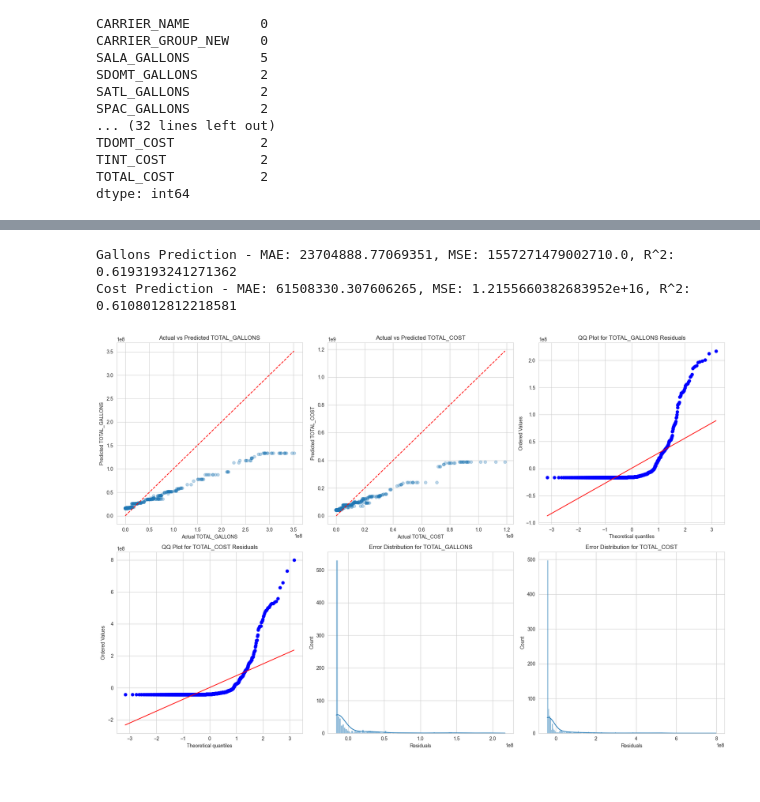
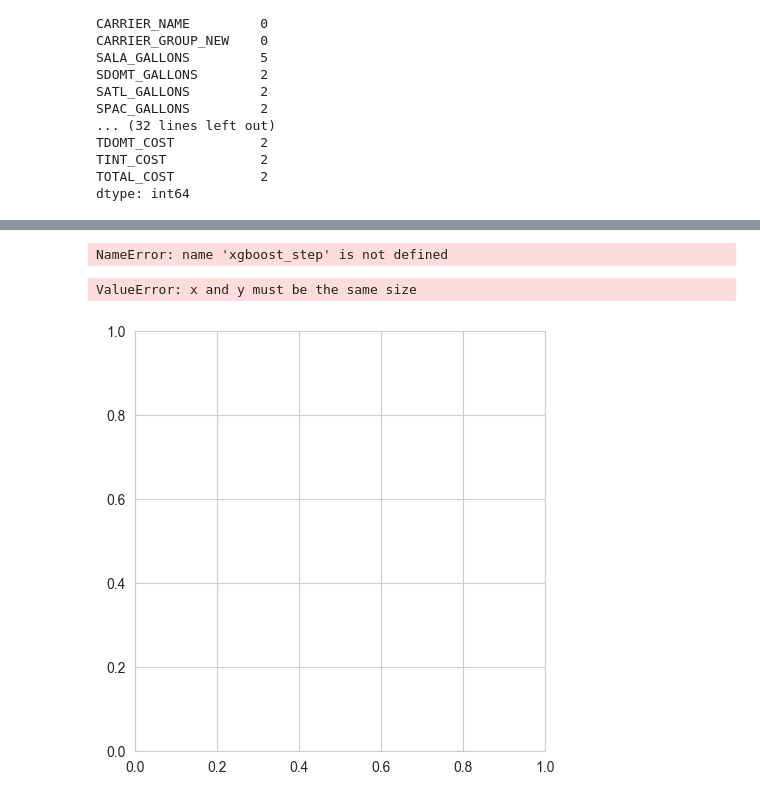
Before and after one commit to NathanielYee/nusa-sp25, a Jupyter notebook: Oil Project/planes/airline_consumption_ml.ipynb, the cells around one changed output, grey strips where cells are left out. Drawn from its saved outputs; the diff is of its cells as text; code cells hidden in the pictures.

```diff
--- a/Oil Project/planes/airline_consumption_ml.ipynb
+++ b/Oil Project/planes/airline_consumption_ml.ipynb
@@ -129,10 +151,15 @@ XGBRegressor(base_score=None, booster=None, callbacks=None,
 # %%
-# Make predictions
-y_pred_gallons = model_gallons.predict(X_test)
-y_pred_cost = model_cost.predict(X_test_cost)
-# Print the first few predicted values for TOTAL_GALLONS
-print("Predicted TOTAL_GALLONS:", y_pred_gallons[:5])
+# Calculate metrics for the 'TOTAL_GALLONS' model
+# mae_gallons = mean_absolute_error(y_test_gallons, y_pred_gallons)
+# mse_gallons = mean_squared_error(y_test_gallons, y_pred_gallons)
+# r2_gallons = r2_score(y_test_gallons, y_pred_gallons)
 
-# Print the first few predicted values for TOTAL_COST
-print("Predicted TOTAL_COST:", y_pred_cost[:5])
+# Calculate metrics for the 'TOTAL_COST' model
+mae_cost = mean_absolute_error(y_test_cost, y_pred_cost)
+mse_cost = mean_squared_error(y_test_cost, y_pred_cost)
+r2_cost = r2_score(y_test_cost, y_pred_cost)
+
+# Print the evaluation results
+# print(f"Gallons Prediction - MAE: {mae_gallons}, MSE: {mse_gallons}, R^2: {r2_gallons}")
+print(f"Cost Prediction - MAE: {mae_cost}, MSE: {mse_cost}, R^2: {r2_cost}")
 # %% [output]
@@ -141,63 +217,54 @@ Predicted TOTAL_COST: [1.4224205e+08 4.5271512e+07 1.3891282e+08 3.8980739e+08 4
 # %%
-# Calculate metrics for the 'TOTAL_GALLONS' model
-mae_gallons = mean_absolute_error(y_test_gallons, y_pred_gallons)
-mse_gallons = mean_squared_error(y_test_gallons, y_pred_gallons)
-r2_gallons = r2_score(y_test_gallons, y_pred_gallons)
+xg_boost_step = opt.best_estimator_.steps[1]
+xgboost_model = xgboost_step[1]
 
-# Calculate metrics for the 'TOTAL_COST' model
-mae_cost = mean_absolute_error(y_test_cost, y_pred_cost)
-mse_cost = mean_squared_error(y_test_cost, y_pred_cost)
-r2_cost = r2_score(y_test_cost, y_pred_cost)
-
-# Print the evaluation results
-print(f"Gallons Prediction - MAE: {mae_gallons}, MSE: {mse_gallons}, R^2: {r2_gallons}")
-print(f"Cost Prediction - MAE: {mae_cost}, MSE: {mse_cost}, R^2: {r2_cost}")
+plot_importance(xgboost_model,importance_type='weight')
 # %% [output]
-Gallons Prediction - MAE: 23704888.77069351, MSE: 1557271479002710.0, R^2: 0.6193193241271362
-Cost Prediction - MAE: 61508330.307606265, MSE: 1.2155660382683952e+16, R^2: 0.6108012812218581
+NameError: name 'xgboost_step' is not defined
 # %%
 # Plotting the results
 plt.figure(figsize=(18, 12))
 
 # Plot for TOTAL_GALLONS
-plt.subplot(2, 3, 1)
-plt.scatter(y_test_gallons, y_pred_gallons, alpha=0.3)
-plt.plot([y_test_gallons.min(), y_test_gallons.max()], [y_test_gallons.min(), y_test_gallons.max()], 'r--')
-plt.xlabel('Actual TOTA_GALLONS')
-plt.ylabel('Predicted TOTAL_GALLONS')
-plt.title('Actual vs Predicted TOTAL_GALLONS')
+# plt.subplot(2, 3, 1)
+# plt.scatter(y_test_gallons, y_pred_gallons, alpha=0.3)
+# plt.plot([y_test_gallons.min(), y_test_gallons.max()], [y_test_gallons.min(), y_test_gallons.max()], 'r--')
+# plt.xlabel('Actual TOTA_GALLONS')
+# plt.ylabel('Predicted TOTAL_GALLONS')
+# plt.title('Actual vs Predicted TOTAL_GALLONS')
 
 # Plot for TOTAL_COST
 plt.subplot(2, 3, 2)
 plt.scatter(y_test_cost, y_pred_cost, alpha=0.3)
 plt.plot([y_test_cost.min(), y_test_cost.max()], [y_test_cost.min(), y_test_cost.max()], 'r--')
 plt.xlabel('Actual TOTAL_COST')
 plt.ylabel('Predicted TOTAL_COST')
 plt.title('Actual vs Predicted TOTAL_COST')
 
 # QQ plot for TOTAL_GALLONS
-plt.subplot(2, 3, 3)
-stats.probplot(y_test_gallons - y_pred_gallons, dist="norm", plot=plt)
-plt.title('QQ Plot for TOTAL_GALLONS Residuals')
+# plt.subplot(2, 3, 3)
+# stats.probplot(y_test_gallons - y_pred_gallons, dist="norm", plot=plt)
+# plt.title('QQ Plot for TOTAL_GALLONS Residuals')
 
 # QQ plot for TOTAL_COST
 plt.subplot(2, 3, 4)
 stats.probplot(y_test_cost - y_pred_cost, dist="norm", plot=plt)
 plt.title('QQ Plot for TOTAL_COST Residuals')
 
 # Error distribution for TOTAL_GALLONS
-plt.subplot(2, 3, 5)
-sns.histplot(y_test_gallons - y_pred_gallons, kde=True)
-plt.xlabel('Residuals')
-plt.title('Error Distribution for TOTAL_GALLONS')
+# plt.subplot(2, 3, 5)
+# sns.histplot(y_test_gallons - y_pred_gallons, kde=True)
+# plt.xlabel('Residuals')
+# plt.title('Error Distribution for TOTAL_GALLONS')
 
 # Error distribution for TOTAL_COST
 plt.subplot(2, 3, 6)
 sns.histplot(y_test_cost - y_pred_cost, kde=True)
 plt.xlabel('Residuals')
 plt.title('Error Distribution for TOTAL_COST')
 
 plt.tight_layout()
 plt.show()
 # %% [output]
+ValueError: x and y must be the same size
-[figure, old version]
+[figure, new version]
```
Also changed, not shown: parts of 14 cells of this notebook.
